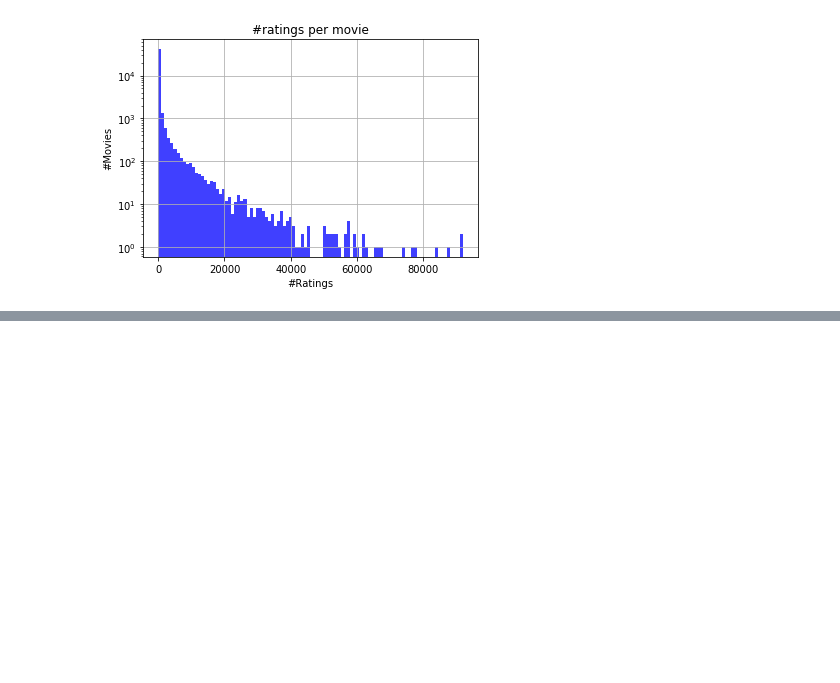
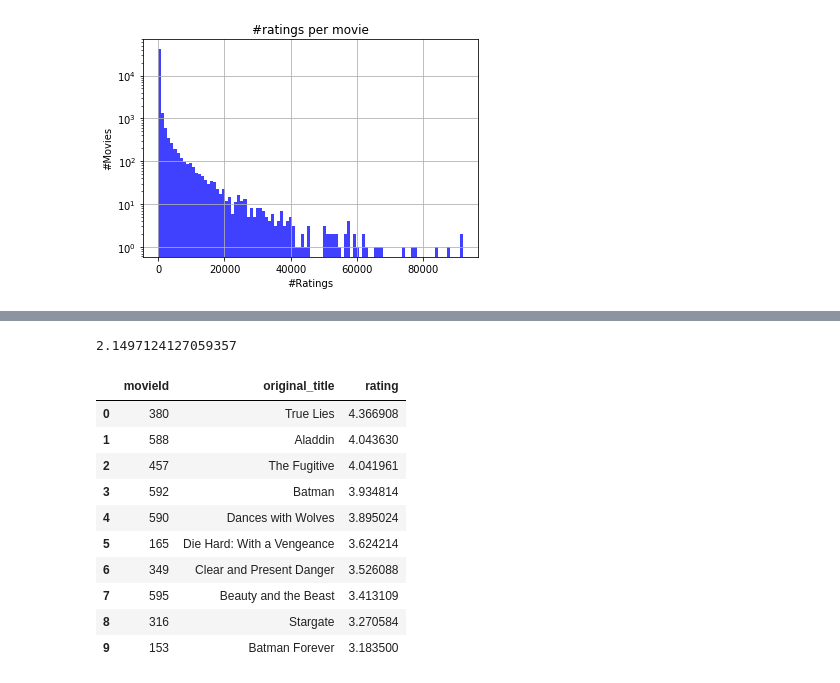
Before and after one commit to HyHend/MovieRecommender, a Jupyter notebook: recommender.ipynb, the cells around one changed output, grey strips where cells are left out. Drawn from its saved outputs; the diff is of its cells as text; code cells hidden in the pictures; blank space fills up the shorter version.

```diff
--- a/recommender.ipynb
+++ b/recommender.ipynb
@@ -142 +149,7 @@ root_mean_squared_error(predictedRatings, np.nan_to_num(testMat,0))
+# %%
+# Random predictions RMSE to test holdout
+randomPredictions = np.random.random((filteredDataMatPD.shape[0], filteredDataMatPD.shape[1]))*5
+root_mean_squared_error(randomPredictions, testMat)
+# %% [output]
+2.1497124127059357
 # %%
@@ -152,0 +175,23 @@ moviesIdPD = pd.concat([moviesIdsJoinedPD['movieId'], moviesIdsJoinedPD['tmdbId'
+# %%
+# Get and print recommended movies for user i
+i = filteredDataMatPD.index[0]
+def recommend(i, filteredDataMatPD, predictedRatingsPD):
+    x = filteredDataMatPD.T[i]
+    y = predictedRatingsPD.T[i]
+    actual = x[x.notnull()]
+    predictedNotRated = y[~x.notnull()]
+    return predictedNotRated.sort_values(ascending=False)
+recommended = recommend(i, filteredDataMatPD, predictedRatingsPD)
+joinListToMovies(recommended, moviesPD, moviesIdsLocPD)[0:10]
+# %% [output]
+|  | movieId | original_title | rating |
+| 0 | 380 | True Lies | 4.366908 |
+| 1 | 588 | Aladdin | 4.043630 |
+| 2 | 457 | The Fugitive | 4.041961 |
+| 3 | 592 | Batman | 3.934814 |
+| 4 | 590 | Dances with Wolves | 3.895024 |
+| 5 | 165 | Die Hard: With a Vengeance | 3.624214 |
+| 6 | 349 | Clear and Present Danger | 3.526088 |
+| 7 | 595 | Beauty and the Beast | 3.413109 |
+| 8 | 316 | Stargate | 3.270584 |
+| 9 | 153 | Batman Forever | 3.183500 |
```
Also changed, not shown: parts of 11 cells of this notebook.
